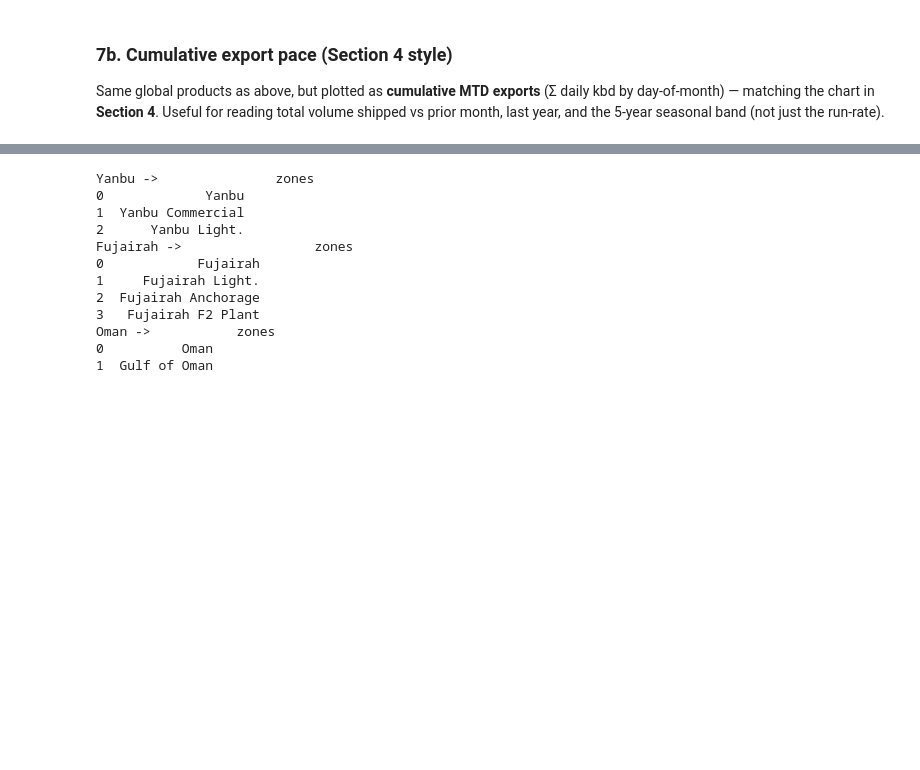
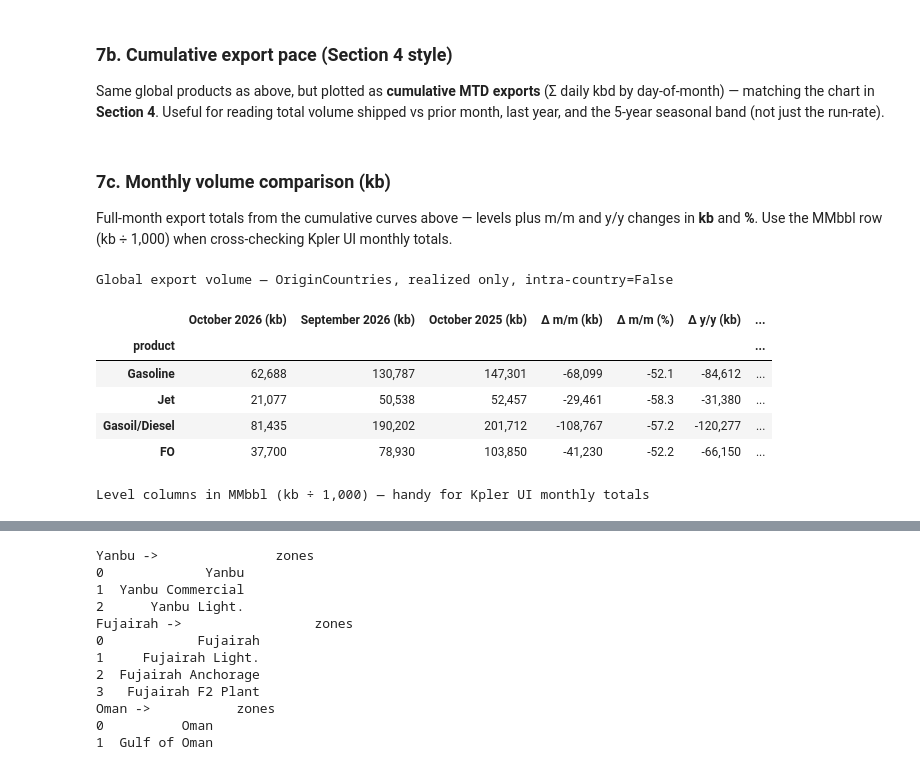
Before and after one commit to lcgr-jg/products_exports_tracking, a Jupyter notebook: kpler_exports_prototype.ipynb, the cells around one changed output, grey strips where cells are left out. Saved outputs shown, nothing was run; the diff lists cells and outputs as text; code cells hidden in the pictures; blank space fills up the shorter version.

```diff
--- a/kpler_exports_prototype.ipynb
+++ b/kpler_exports_prototype.ipynb
@@ -1367,3 +1367,83 @@ and the 5-year seasonal band (not just the run-rate).
 # %%
 # Cumulative MTD curve — Section 4 convention (no extra API calls)
 PACE_CUM_PACE_FIG = make_global_pace_panel(PACE_RESULTS, PACE_PRODUCTS, mode="cum")
+# %% [markdown]
+### 7c. Monthly volume comparison (kb)
+
+Full-month export totals from the cumulative curves above — levels plus m/m and y/y changes in **kb** and **%**.
+Use the MMbbl row (kb ÷ 1,000) when cross-checking Kpler UI monthly totals.
+# %%
+def _month_total_kb(cum: pd.Series) -> float:
+    """Last point on the cumulative MTD curve = total volume shipped in the month (kb)."""
+    if cum is None or cum.empty:
+        return float("nan")
+    return float(cum.iloc[-1])
+
+
+def _pct_chg(cur: float, base: float) -> float:
+    if cur != cur or base != base or base == 0:
+        return float("nan")
+    return (cur - base) / base * 100
+
+
+def build_volume_comparison_table(results: dict, products: list[str]) -> pd.DataFrame:
+    cur_label = f"{_pace_month_name} {PACE_YEAR}"
+    prior_label = f"{calendar.month_name[_pm_prior]} {_py_prior}"
+    ly_label = f"{_pace_month_name} {PACE_YEAR - 1}"
+
+    rows = []
+    for product in products:
+        r = results[product]
+        cur = _month_total_kb(r["cur_cum"])
+        prior = _month_total_kb(r["prior_cum"])
+        ly = _month_total_kb(r["ly_cum"])
+        rows.append(
+            {
+                "product": product,
+                f"{cur_label} (kb)": cur,
+                f"{prior_label} (kb)": prior,
+                f"{ly_label} (kb)": ly,
+                "Δ m/m (kb)": cur - prior if cur == cur and prior == prior else float("nan"),
+                "Δ m/m (%)": _pct_chg(cur, prior),
+                "Δ y/y (kb)": cur - ly if cur == cur and ly == ly else float("nan"),
+                "Δ y/y (%)": _pct_chg(cur, ly),
+            }
+        )
+    return pd.DataFrame(rows).set_index("product")
+
+
+vol_compare = build_volume_comparison_table(PACE_RESULTS, PACE_PRODUCTS)
+level_cols = [c for c in vol_compare.columns if c.endswith("(kb)") and not c.startswith("Δ")]
+
+display(
+    vol_compare.style.format(
+        {
+            **{c: "{:,.0f}" for c in level_cols},
+            "Δ m/m (kb)": "{:+,.0f}",
+            "Δ m/m (%)": "{:+.1f}",
+            "Δ y/y (kb)": "{:+,.0f}",
+            "Δ y/y (%)": "{:+.1f}",
+        },
+        na_rep="—",
+    ).set_caption(
+        f"Global export volume — OriginCountries, realized only, intra-country={PACE_WITH_INTRA_COUNTRY}"
+        + ("  [MOCK]" if USE_MOCK else "")
+    )
+)
+
+mmbbl = vol_compare[level_cols].div(1000)
+mmbbl.columns = [c.replace("(kb)", "(MMbbl)") for c in mmbbl.columns]
+display(
+    mmbbl.style.format("{:,.2f}", na_rep="—").set_caption(
+        "Level columns in MMbbl (kb ÷ 1,000) — handy for Kpler UI monthly totals"
+    )
+)
+# %% [output]
+Global export volume — OriginCountries, realized only, intra-country=False
+|  | October 2026 (kb) | September 2026 (kb) | October 2025 (kb) | Δ m/m (kb) | Δ m/m (%) | Δ y/y (kb) | ... |
+| product |  |  |  |  |  |  | ... |
+| Gasoline | 62,688 | 130,787 | 147,301 | -68,099 | -52.1 | -84,612 | ... |
+| Jet | 21,077 | 50,538 | 52,457 | -29,461 | -58.3 | -31,380 | ... |
+| Gasoil/Diesel | 81,435 | 190,202 | 201,712 | -108,767 | -57.2 | -120,277 | ... |
+| FO | 37,700 | 78,930 | 103,850 | -41,230 | -52.2 | -66,150 | ... |
+Level columns in MMbbl (kb ÷ 1,000) — handy for Kpler UI monthly totals
```
Also changed, not shown: parts of 13 cells of this notebook, 2 other files.
